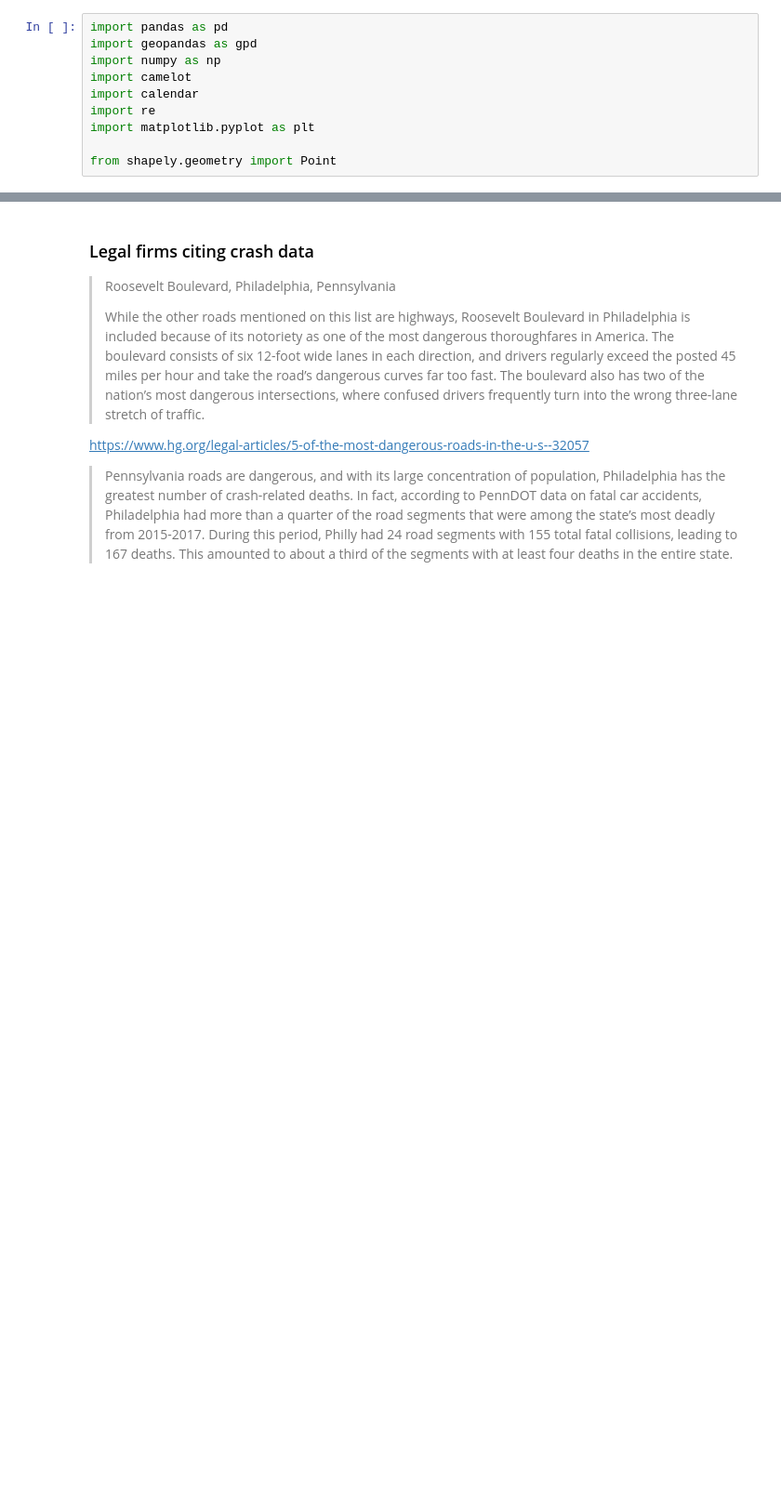
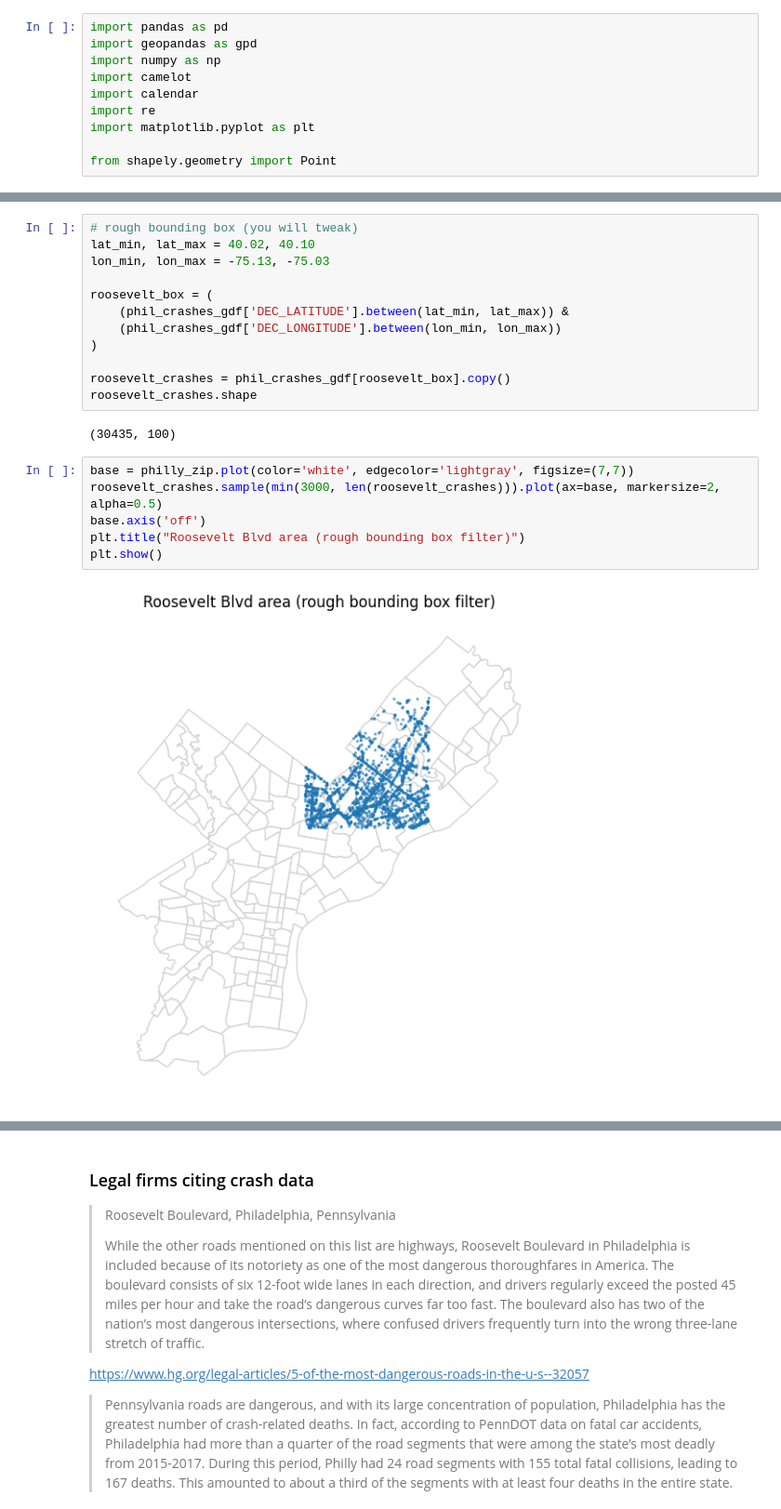
Before and after one commit to dpark2380/comm3180_S26_Blog, a Jupyter notebook: posts/blog_04_crash/DOW4_crash.ipynb, the cells around one changed output, grey strips where cells are left out. Shown at 93% size. Saved outputs shown, nothing was run; the diff lists cells and outputs as text; blank space fills up the shorter version.

```diff
--- a/posts/blog_04_crash/DOW4_crash.ipynb
+++ b/posts/blog_04_crash/DOW4_crash.ipynb
@@ -40,0 +115,22 @@ NameError: name 'Point' is not defined
+# %%
+# rough bounding box (you will tweak)
+lat_min, lat_max = 40.02, 40.10
+lon_min, lon_max = -75.13, -75.03
+
+roosevelt_box = (
+    (phil_crashes_gdf['DEC_LATITUDE'].between(lat_min, lat_max)) &
+    (phil_crashes_gdf['DEC_LONGITUDE'].between(lon_min, lon_max))
+)
+
+roosevelt_crashes = phil_crashes_gdf[roosevelt_box].copy()
+roosevelt_crashes.shape
+# %% [output]
+(30435, 100)
+# %%
+base = philly_zip.plot(color='white', edgecolor='lightgray', figsize=(7,7))
+roosevelt_crashes.sample(min(3000, len(roosevelt_crashes))).plot(ax=base, markersize=2, alpha=0.5)
+base.axis('off')
+plt.title("Roosevelt Blvd area (rough bounding box filter)")
+plt.show()
+# %% [output]
+[figure, added]
```
Also changed, not shown: parts of 26 cells of this notebook, 6 other files.
